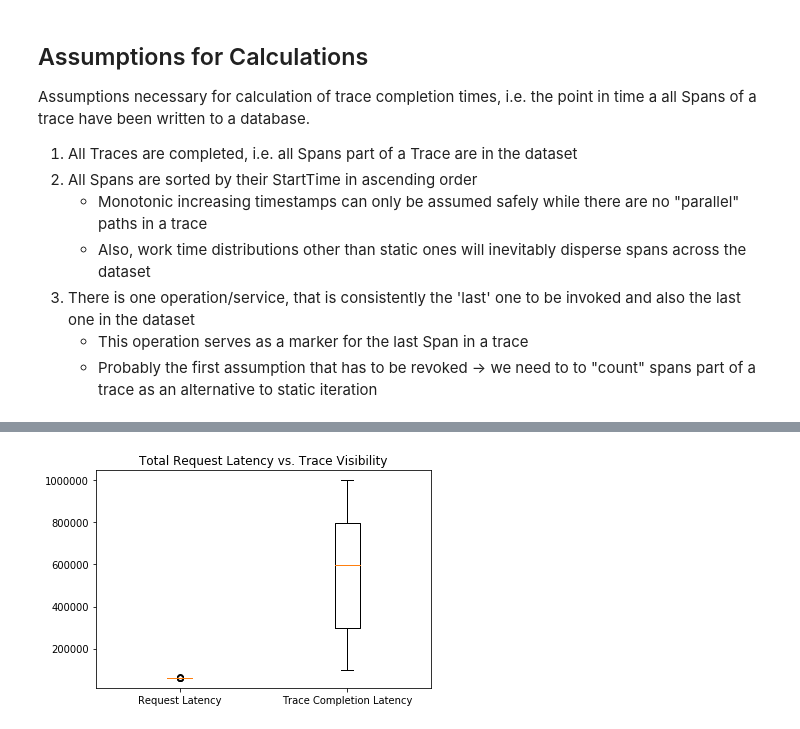
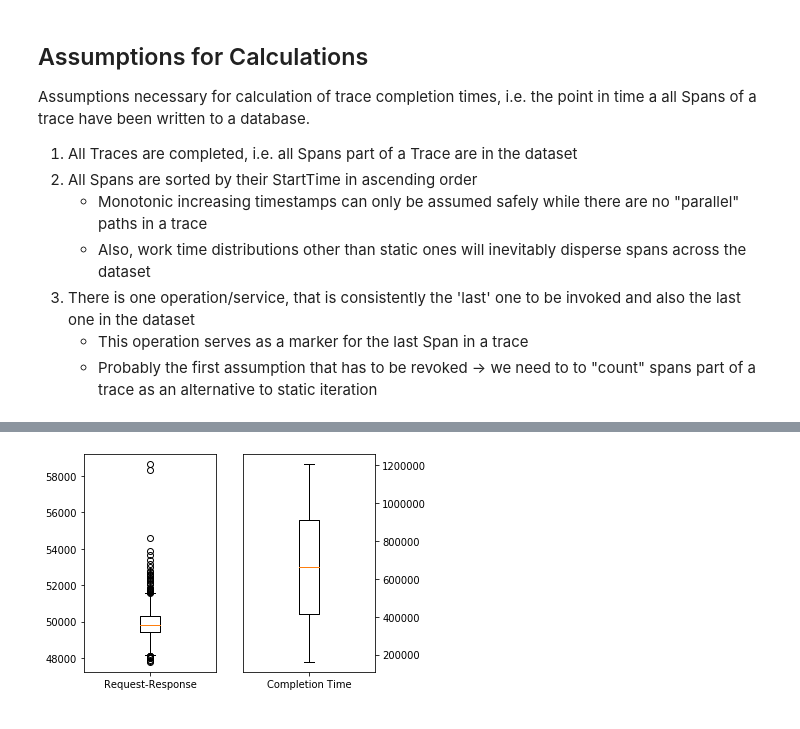
Before and after one commit to dominik-/t-race, a Jupyter notebook: analysis.ipynb, the cells around one changed output, grey strips where cells are left out. Cells and saved outputs as stored; diff of their text form; code cells hidden in the pictures.

```diff
--- a/analysis.ipynb
+++ b/analysis.ipynb
@@ -169,5 +145,18 @@ plt.show()
-# %%
-plt.title('Total Request Latency vs. Trace Visibility')
-plot = plt.boxplot([df_roots['duration'], df_roots['completion_time']], labels=['Request Latency','Trace Completion Latency'])
-# %% [output]
-[figure, removed]
+# %%
+#plt.title('Visibility Delay')
+figure1, axes = plt.subplots(1, 2)
+#apparently we have too much stuff going on at the righthand y-axis, so we need to add extra space
+figure1.subplots_adjust(right=0.8)
+#axes[0].text('Latency [µs]')
+label = 'default'
+#label = 'large-baggage'
+axes[0].boxplot([df_roots['duration']], labels=['Request-Response'])
+#plt.savefig('latency-high-baggage.pdf')
+axes[1].boxplot([df_roots['completion_time']], labels=['Completion Time'])
+axes[1].yaxis.tick_right()
+figure1.savefig('latency-'+label+'.pdf')
+#plt.savefig('completion-high-baggage.pdf')
+#plt.savefig('completion'+label+'.pdf')
+#plot = plt.boxplot([df_roots['duration'], df_roots['completion_time']], labels=['Request-Response','Trace Completion'])
+# %% [output]
+[figure, added]
```
Also changed, not shown: parts of 12 cells of this notebook, 3 other files.
